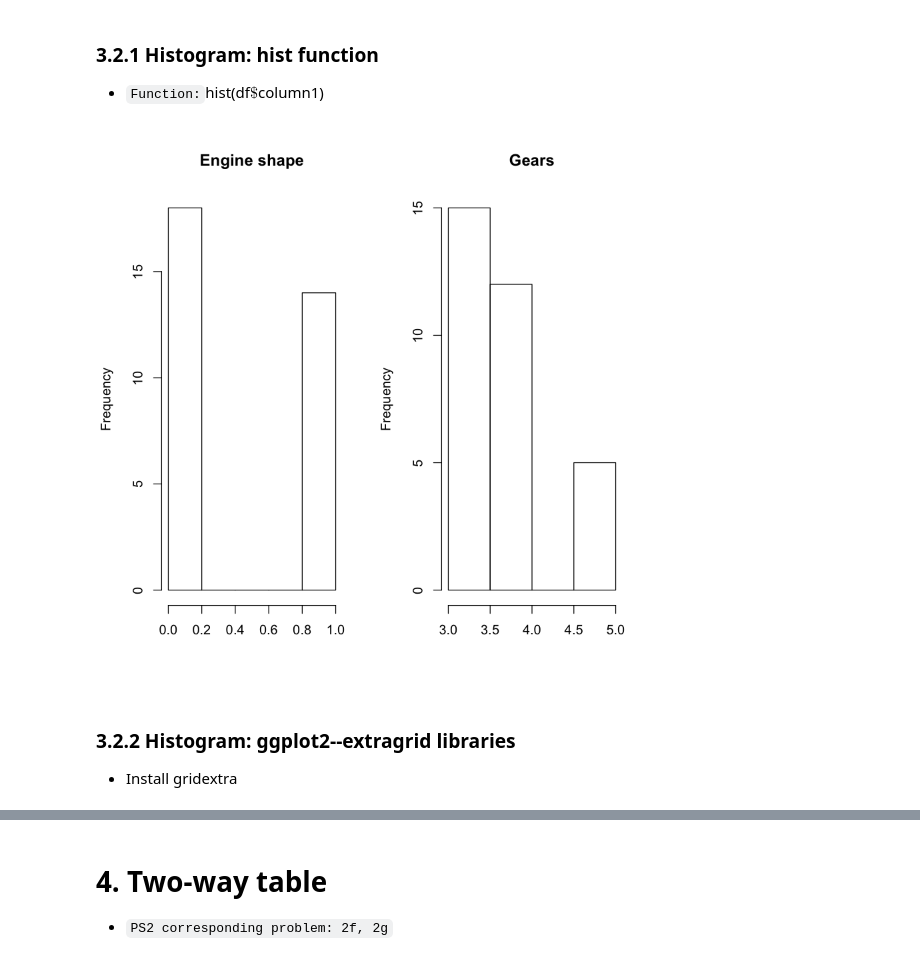
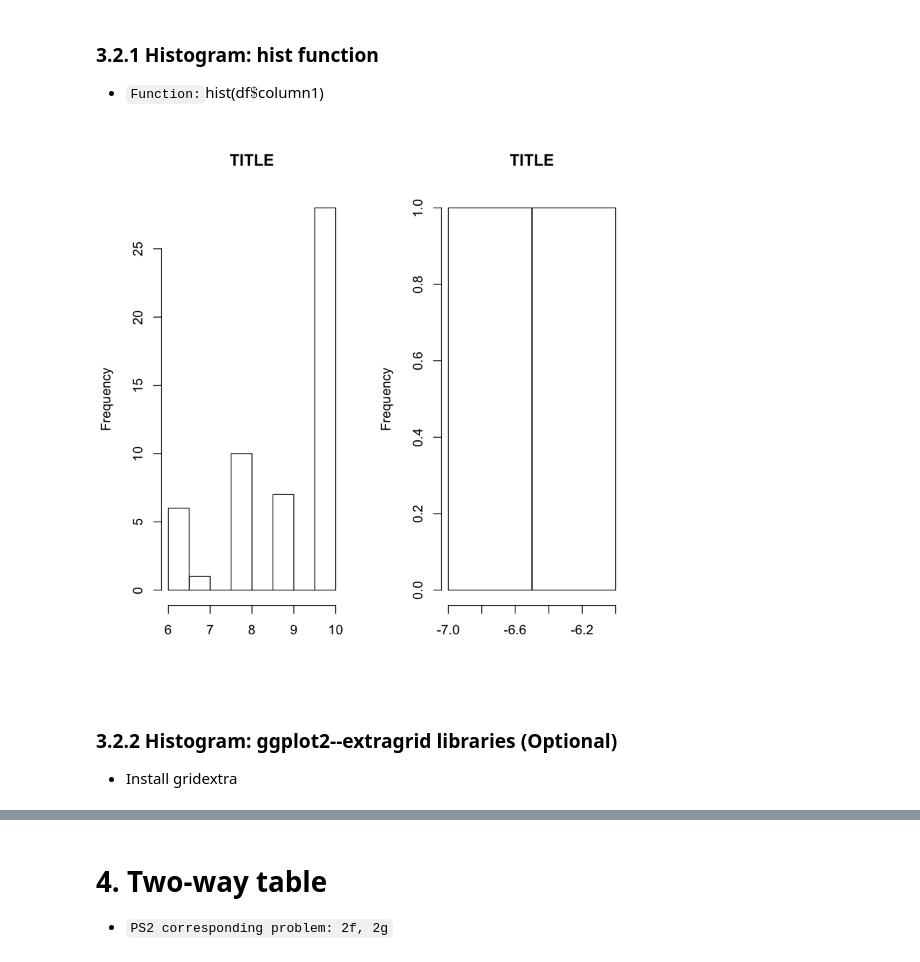
Before and after one commit to corybaird/PLCY_610_public, a Jupyter notebook: Discussion_sections/Disc3_PS2/Disc3_PS2.ipynb, the cells around one changed output, grey strips where cells are left out. Drawn from its saved outputs; the diff is of its cells as text; code cells hidden in the pictures.

```diff
--- a/Discussion_sections/Disc3_PS2/Disc3_PS2.ipynb
+++ b/Discussion_sections/Disc3_PS2/Disc3_PS2.ipynb
@@ -8,3 +8,4 @@
 # %%
 #Imports internal data set
-data(mtcars)
+df = read.csv('demo.csv')
+head(df,3)
@@ -73,3 +79,6 @@ cor()
 # 3. Histograms and filter
 
 - `PS2 corresponding problem: 2e`
+# %%
+autocracy_df = df[df$regime==1,]
+democracy_df = df[df$regime==3,]
@@ -86,3 +105,9 @@ head(2)
+# %%
+#Same code as above we just add the new name and equals sign
+autocracy_df =
+df %>%
+filter(regime==1)  %>%
+head(2)
 # %% [markdown]
 ## 3.2 Histograms
 # %% [markdown]
@@ -90,12 +115,12 @@ head(2)
 - `Function:`hist(df$\mathit{\$}$column1)
 # %%
 par(mfrow=c(1,2))
-hist(mtcars$vs, xlab="", main="Engine shape")
-hist(mtcars$gear, xlab="", main="Gears")
+hist(democracy_df$polity2, xlab="", main="TITLE")
+hist(autocracy_df$polity2, xlab="", main="TITLE")
 # %% [output]
-[figure, old version]
+[figure, new version]
 # %% [markdown]
-### 3.2.2 Histogram: ggplot2--extragrid libraries
+### 3.2.2 Histogram: ggplot2--extragrid libraries (Optional)
 - Install gridextra
 # %%
 #install.packages('gridExtra')
```
Also changed, not shown: parts of 26 cells of this notebook, 1 other file.
